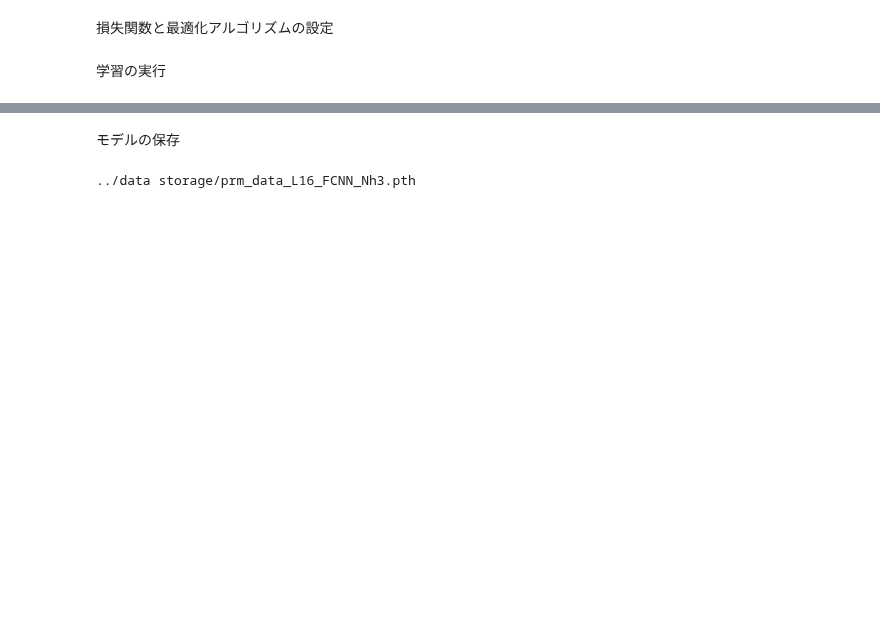
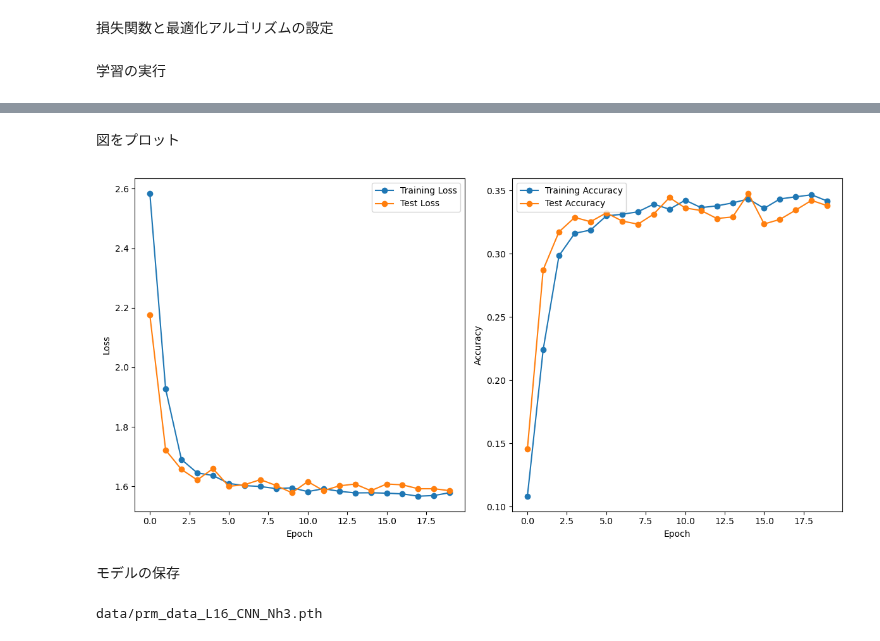
Before and after one commit to Chansuga/Master-s_thesis, a Jupyter notebook: Paper_Tomiya_Kikuchi_Kashiwa/temp_mesure.ipynb, the cells around one changed output, grey strips where cells are left out. Drawn from its saved outputs; the diff is of its cells as text; code cells hidden in the pictures; blank space fills up the shorter version.

```diff
--- a/Paper_Tomiya_Kikuchi_Kashiwa/temp_mesure.ipynb
+++ b/Paper_Tomiya_Kikuchi_Kashiwa/temp_mesure.ipynb
@@ -3,7 +3,7 @@
 lattice_size = 16
 
 # モデルの選択 'FCN' or 'CNN'
-neural_network = 'FCN'
+neural_network = 'CNN'
 
 # 隠れ層のニューロン数の選択
 hidden_size = 3
@@ -191,11 +203,11 @@ FCNN(
 損失関数と最適化アルゴリズムの設定
 # %%
 criterion = nn.CrossEntropyLoss()   # クロスエントロピー誤差
-optimizer = optim.Adam(model.parameters(), lr=0.002)     # lr FCN:0.002 CNN:0.004
+optimizer = optim.Adam(model.parameters(), lr=0.003)     # lr FCN:0.002 CNN:0.004
 # %% [markdown]
 学習の実行
 # %%
-num_epochs = 1000 # FCN:1000 CNN:100
+num_epochs = 20 # FCN:1000 CNN:100
 train_losses = []
 train_accs = []
 test_losses = []
@@ -238,5 +250,5 @@ for epoch in range(num_epochs):
     test_losses.append(test_running_loss)
     test_accs.append(test_running_acc)
 
-    print("epoch: {}, loss: {}, acc: {}, test loss: {}, test acc: {}".format(epoch, running_loss, running_acc, test_running_loss, test_running_acc))
+    print("epoch: {}, loss: {:.3f}, acc: {:.3f}, test loss: {:.3f}, test acc: {:.3f}".format(epoch, running_loss, running_acc, test_running_loss, test_running_acc))
 # %% [output]
@@ -260,3 +275,34 @@ epoch: 999, loss: 2.8813804316520693, acc: 0.19384998083114624, test loss: 2.901
+# %% [markdown]
+図をプロット
+# %%
+# グラフの作成
+plt.figure(figsize=(12, 6))
+
+# トレーニングおよびバリデーションの損失をプロット
+plt.subplot(1, 2, 1)
+plt.plot(train_losses, label='Training Loss', marker='o')
+plt.plot(test_losses, label='Test Loss', marker='o')
+# plt.title('Training and Test Loss')
+plt.xlabel('Epoch')
+plt.ylabel('Loss')
+plt.legend()
+
+# トレーニングおよびバリデーションの精度をプロット
+plt.subplot(1, 2, 2)
+plt.plot(train_accs, label='Training Accuracy', marker='o')
+plt.plot(test_accs, label='Test Accuracy', marker='o')
+# plt.title('Training and Test Accuracy')
+plt.xlabel('Epoch')
+plt.ylabel('Accuracy')
+plt.legend()
+
+# グラフの表示
+plt.tight_layout()
+# グラフを保存
+plt.savefig(f'image/L{lattice_size}_{neural_network}_Nh{hidden_size}_graph.png')  # ファイル名を適切に指定
+plt.show()
+# %% [output]
+[figure, added]
 # %% [markdown]
 モデルの保存
 # %%
@@ -267,4 +313,4 @@ file_path = f'data/prm_data_L{lattice_size}_{class_name}_Nh{hidden_size}.pth'
 print(file_path)
 torch.save(model.state_dict(), file_path)
 # %% [output]
-../data storage/prm_data_L16_FCNN_Nh3.pth
+data/prm_data_L16_CNN_Nh3.pth
```
Also changed, not shown: parts of 3 cells of this notebook, 24 other files.
